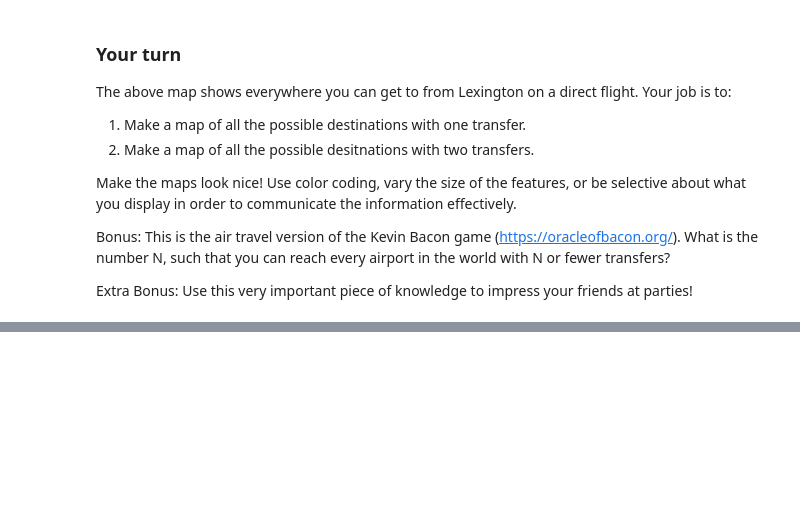
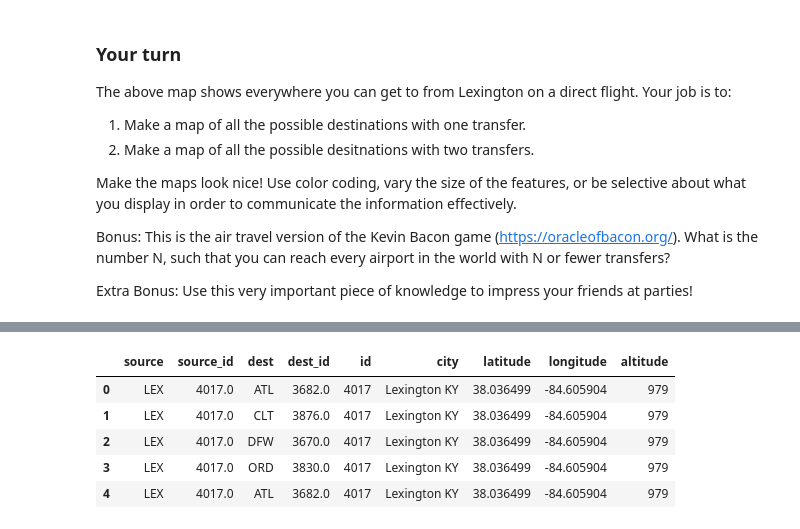
Before and after one commit to jpmu234/ce599, a Jupyter notebook: 08-Mapping/interactive-mapping.ipynb, the cells around one changed output, grey strips where cells are left out. Saved outputs shown, nothing was run; the diff lists cells and outputs as text; code cells hidden in the pictures; blank space fills up the shorter version.

```diff
--- a/08-Mapping/interactive-mapping.ipynb
+++ b/08-Mapping/interactive-mapping.ipynb
@@ -376,0 +399,3 @@ Extra Bonus: Use this very important piece of knowledge to impress your friends
+# %%
+airports_cleaned=airports.drop(['timezone'],axis=1)
+airports_cleaned.head()
@@ -376,0 +409,8 @@ Extra Bonus: Use this very important piece of knowledge to impress your friends
+# %%
+
+routes2=routes.drop(['airline'],axis=1)
+routes2=routes2.drop(['airline_id'],axis=1)
+routes2=routes2.drop(['codeshare'],axis=1)
+routes2=routes2.drop(['stops'],axis=1)
+routes_cleaned=routes2.drop(['equipment'],axis=1)
+routes_cleaned.head()
@@ -376,0 +424,13 @@ Extra Bonus: Use this very important piece of knowledge to impress your friends
+# %%
+lex_origin=routes_cleaned[(routes_cleaned['source']=='LEX')]
+# %%
+lex_origin=pd.merge(lex_origin,airports_cleaned,left_on='source_id', right_on='id',how='left')
+# %%
+lex_origin.head()
+# %% [output]
+|  | source | source_id | dest | dest_id | id | city | latitude | longitude | altitude |
+| 0 | LEX | 4017.0 | ATL | 3682.0 | 4017 | Lexington KY | 38.036499 | -84.605904 | 979 |
+| 1 | LEX | 4017.0 | CLT | 3876.0 | 4017 | Lexington KY | 38.036499 | -84.605904 | 979 |
+| 2 | LEX | 4017.0 | DFW | 3670.0 | 4017 | Lexington KY | 38.036499 | -84.605904 | 979 |
+| 3 | LEX | 4017.0 | ORD | 3830.0 | 4017 | Lexington KY | 38.036499 | -84.605904 | 979 |
+| 4 | LEX | 4017.0 | ATL | 3682.0 | 4017 | Lexington KY | 38.036499 | -84.605904 | 979 |
```
Also changed, not shown: parts of 19 cells of this notebook, 12 other files.
